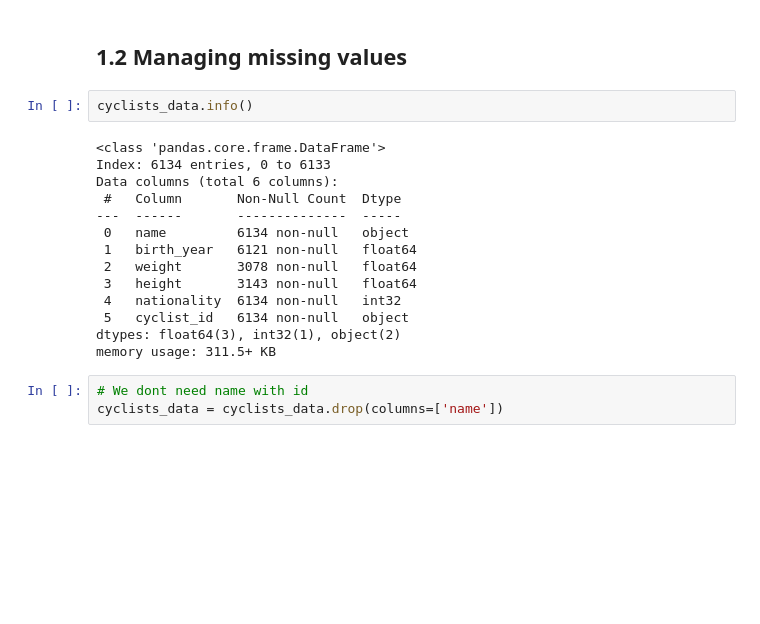
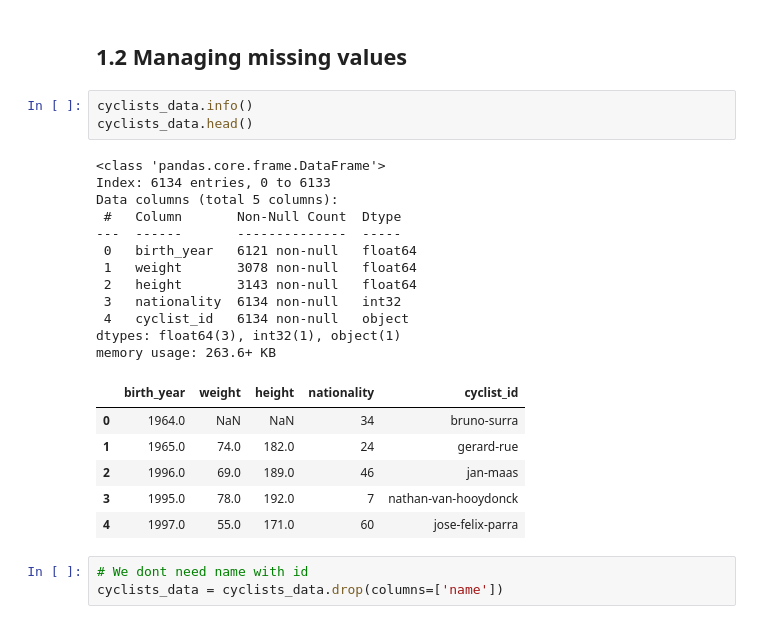
Before and after one commit to mariaviv27/Machine-Learning-Avanzado, a Jupyter notebook: machinelearning.ipynb, the cells around one changed output. Drawn from its saved outputs; the diff is of its cells as text; blank space fills up the shorter version.

```diff
--- a/machinelearning.ipynb
+++ b/machinelearning.ipynb
@@ -179,20 +181,26 @@ races_data = races_data.drop(columns=['is_tarmac', 'is_cobbled', 'is_gravel'])
 ## 1.2 Managing missing values
 # %%
 cyclists_data.info()
+cyclists_data.head()
 # %% [output]
 <class 'pandas.core.frame.DataFrame'>
 Index: 6134 entries, 0 to 6133
-Data columns (total 6 columns):
+Data columns (total 5 columns):
  #   Column       Non-Null Count  Dtype
 ---  ------       --------------  -----
- 0   name         6134 non-null   object
- 1   birth_year   6121 non-null   float64
- 2   weight       3078 non-null   float64
- 3   height       3143 non-null   float64
- 4   nationality  6134 non-null   int32
- 5   cyclist_id   6134 non-null   object
-dtypes: float64(3), int32(1), object(2)
-memory usage: 311.5+ KB
+ 0   birth_year   6121 non-null   float64
+ 1   weight       3078 non-null   float64
+ 2   height       3143 non-null   float64
+ 3   nationality  6134 non-null   int32
+ 4   cyclist_id   6134 non-null   object
+dtypes: float64(3), int32(1), object(1)
+memory usage: 263.6+ KB
+|  | birth_year | weight | height | nationality | cyclist_id |
+| 0 | 1964.0 | NaN | NaN | 34 | bruno-surra |
+| 1 | 1965.0 | 74.0 | 182.0 | 24 | gerard-rue |
+| 2 | 1996.0 | 69.0 | 189.0 | 46 | jan-maas |
+| 3 | 1995.0 | 78.0 | 192.0 | 7 | nathan-van-hooydonck |
+| 4 | 1997.0 | 55.0 | 171.0 | 60 | jose-felix-parra |
 # %%
 # We dont need name with id
 cyclists_data = cyclists_data.drop(columns=['name'])
```
Also changed, not shown: parts of 3 cells of this notebook.
